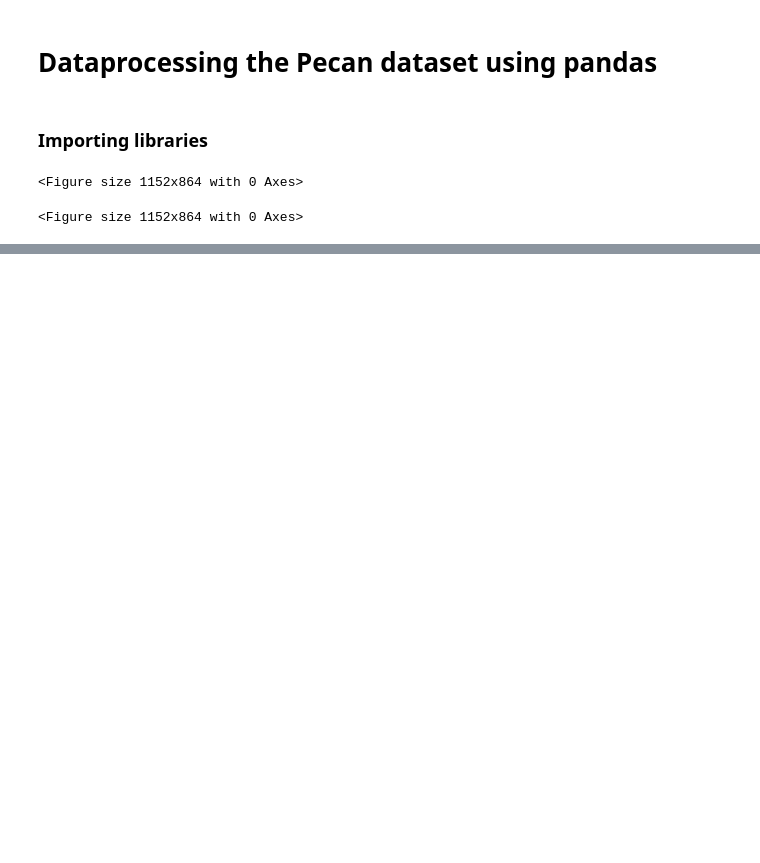
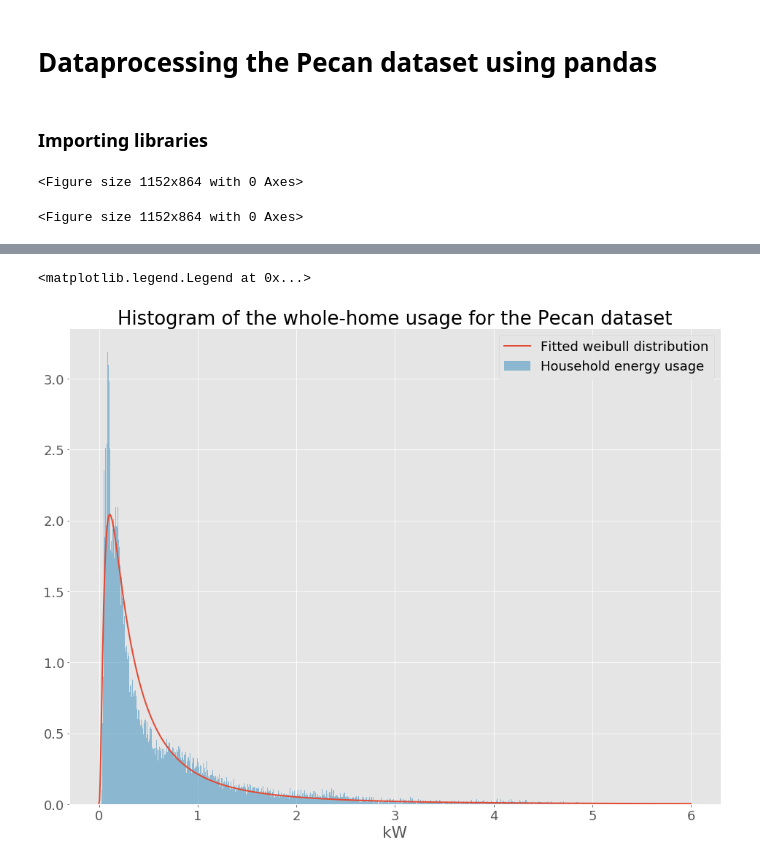
Before and after one commit to bondxue/Discriminative-Sparse-Coding-for-Energy-Disaggregation, a Jupyter notebook: dataprocess.ipynb, the cells around one changed output, grey strips where cells are left out. Saved outputs shown, nothing was run; the diff lists cells and outputs as text; code cells hidden in the pictures; blank space fills up the shorter version.

```diff
--- a/dataprocess.ipynb
+++ b/dataprocess.ipynb
@@ -208,0 +233,17 @@ df.head()
+# %%
+from scipy import stats
+plt.figure(figsize=(16,12))
+x_plot = np.linspace(0, 6, 1000)
+#df_plot = np.where(df['use'].values < 6)
+df_plot = df['use'].values[np.where(df['use'].values < 6)]
+plt.plot(x_plot, stats.exponweib.pdf(x_plot, *stats.exponweib.fit(df_plot, 1, 1, scale=0.2, loc=0)),lw=2,label='Fitted weibull distribution')
+_ = plt.hist(df_plot, bins=1000, normed=True, alpha=0.5, label='Household energy usage');
+
+plt.title('Histogram of the whole-home usage for the Pecan dataset')
+plt.xlabel('kW')
+plt.legend()
+
+# plt.savefig(figure_directory+'new_histusage.png')
+# %% [output]
+<matplotlib.legend.Legend at 0x...>
+[figure, added]
```
Also changed, not shown: parts of 24 cells of this notebook.
